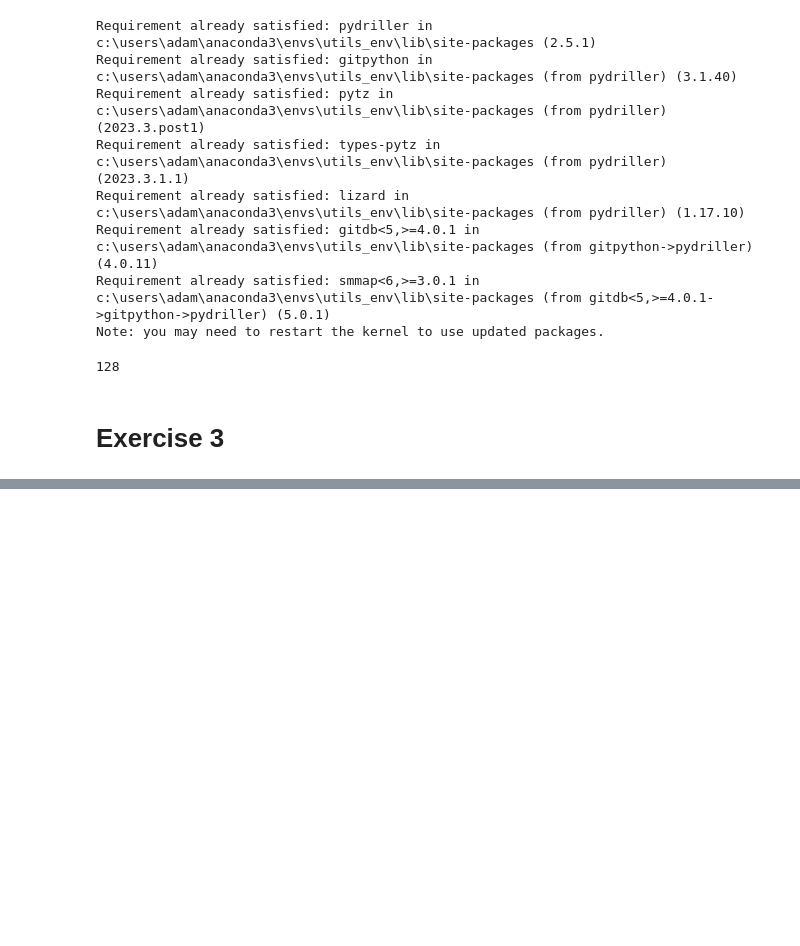
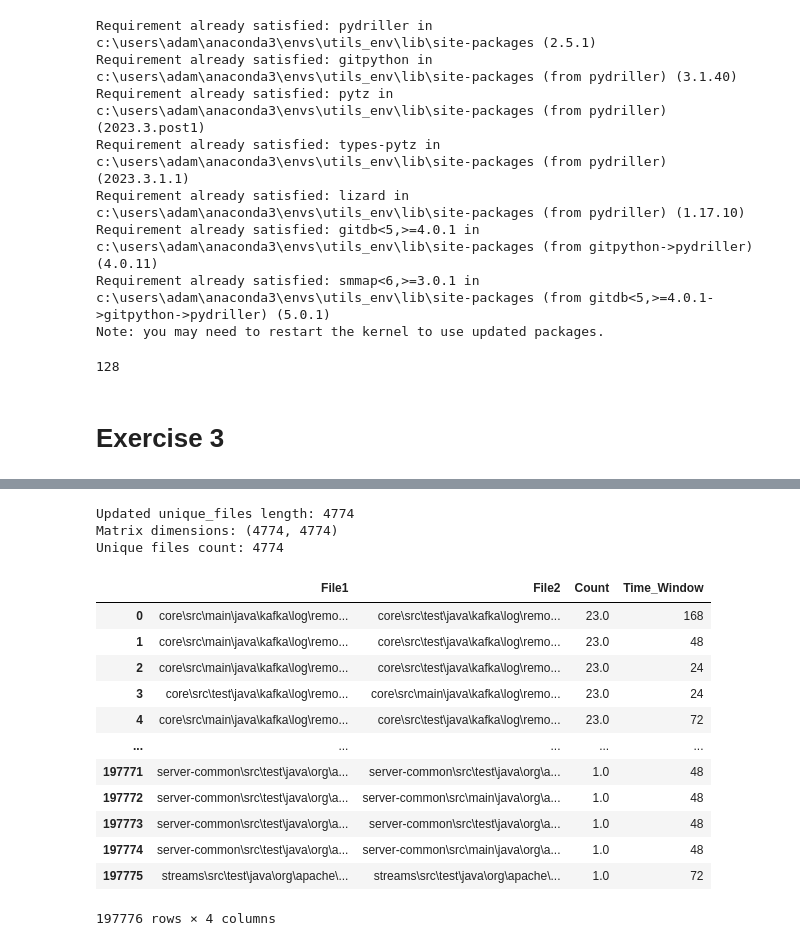
Before and after one commit to bauerDOTuzh/fss-se1, a Jupyter notebook: exercise3_DP.ipynb, the cells around one changed output, grey strips where cells are left out. Cells and saved outputs as stored; diff of their text form; code cells hidden in the pictures; blank space fills up the shorter version.

```diff
--- a/exercise3_DP.ipynb
+++ b/exercise3_DP.ipynb
@@ -76,8 +96,13 @@ def add_file_to_matrices(file, file_index_map, matrices):
         unique_files.append(file)  # Update the unique_files list
 
         for window in matrices:
-            # Expand each matrix for the new file
-            matrices[window] = np.pad(matrices[window], ((0, 1), (0, 1)), mode='constant')
+            # Correctly expand each matrix to include the new file
+            current_matrix = matrices[window]
+            new_matrix_size = len(unique_files)
+            new_matrix = np.zeros((new_matrix_size, new_matrix_size))
+            # Copy the old matrix values into the new matrix
+            new_matrix[:current_matrix.shape[0], :current_matrix.shape[1]] = current_matrix
+            matrices[window] = new_matrix
 # %%
 from datetime import timedelta
 
@@ -99,11 +124,17 @@ def update_matrices(commit, matrices, file_index_map):
                         matrices[window][i, j] += 1
 # %%
 i = 1
-for commit in Repository(path_to_repo=repo_path, only_modifications_with_file_types=['.java']).traverse_commits():
+all_commits = Repository(path_to_repo=repo_path,
+                         only_modifications_with_file_types=['.java'],
+                         num_workers = 1,
+                         since=datetime(2023, 8, 9, 17, 59, 0)
+                         ).traverse_commits()
+
+for commit in all_commits:
     update_matrices(commit, matrices, file_index_map)
-    i -= 1
-    if i == 0:
-        break
+    # i -= 1
+    # if i == 0:
+    #     break
 # %%
 import pandas as pd
 
@@ -119,9 +150,38 @@ def matrices_to_dataframe(matrices, unique_files):
     return pd.concat(df_list, ignore_index=True)
 
 result_df = matrices_to_dataframe(matrices, unique_files)
+# %%
+# After adding a file in add_file_to_matrices
+print(f"Updated unique_files length: {len(unique_files)}")
+
+# Just before creating the DataFrame
+print(f"Matrix dimensions: {matrices[next(iter(matrices))].shape}")
+print(f"Unique files count: {len(unique_files)}")
+# %% [output]
+Updated unique_files length: 4774
+Matrix dimensions: (4774, 4774)
+Unique files count: 4774
 # %%
 # Example: Filter out pairs with zero counts
 result_df = result_df[result_df['Count'] > 0]
 
 # Sort, reset index, etc.
 result_df = result_df.sort_values(by=['Count'], ascending=False).reset_index(drop=True)
+# %%
+# make file 1 and file2 display the whole name
+pd.set_option('display.max_colwidth', None)
+result_df
+# %% [output]
+|  | File1 | File2 | Count | Time_Window |
+| 0 | core\src\main\java\kafka\log\remo... | core\src\test\java\kafka\log\remo... | 23.0 | 168 |
+| 1 | core\src\main\java\kafka\log\remo... | core\src\test\java\kafka\log\remo... | 23.0 | 48 |
+| 2 | core\src\main\java\kafka\log\remo... | core\src\test\java\kafka\log\remo... | 23.0 | 24 |
+| 3 | core\src\test\java\kafka\log\remo... | core\src\main\java\kafka\log\remo... | 23.0 | 24 |
+| 4 | core\src\main\java\kafka\log\remo... | core\src\test\java\kafka\log\remo... | 23.0 | 72 |
+| ... | ... | ... | ... | ... |
+| 197771 | server-common\src\test\java\org\a... | server-common\src\test\java\org\a... | 1.0 | 48 |
+| 197772 | server-common\src\test\java\org\a... | server-common\src\main\java\org\a... | 1.0 | 48 |
+| 197773 | server-common\src\test\java\org\a... | server-common\src\test\java\org\a... | 1.0 | 48 |
+| 197774 | server-common\src\test\java\org\a... | server-common\src\main\java\org\a... | 1.0 | 48 |
+| 197775 | streams\src\test\java\org\apache\... | streams\src\test\java\org\apache\... | 1.0 | 72 |
+197776 rows × 4 columns
```
Also changed, not shown: parts of 1 cell of this notebook, 1 other file.
